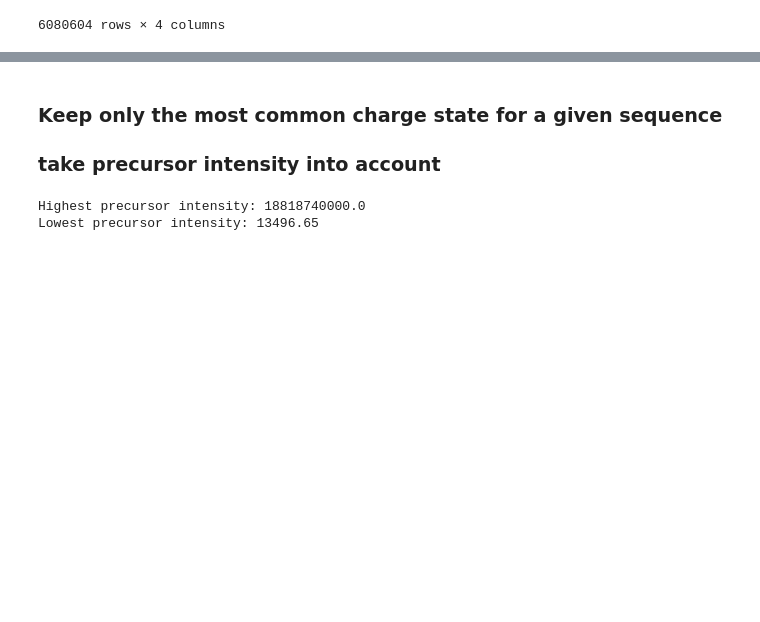
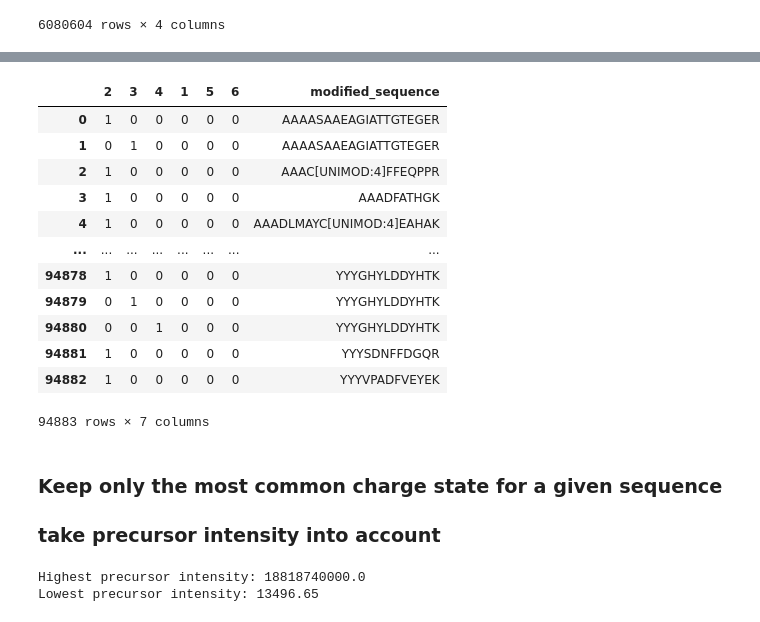
Before and after one commit to Sacesh/Masterpraktikum, a Jupyter notebook: precursor_charge_prediction.ipynb, the cells around one changed output, grey strips where cells are left out. Drawn from its saved outputs; the diff is of its cells as text; code cells hidden in the pictures; blank space fills up the shorter version.

Commit message:
Working on one-hot-encoding of precursor charges
NOT YET WORKING PROPERLY

function still creates one vector per sequence per charge state...
Need to combine them...

```diff
--- a/precursor_charge_prediction.ipynb
+++ b/precursor_charge_prediction.ipynb
@@ -228,3 +277,48 @@ df_filtered_padded
+# %%
+def combine_precursor_charge(df):
+    # Group the DataFrame by 'modified_sequence' and 'precursor_charge'
+    grouped = df.groupby(['modified_sequence', 'precursor_charge'])
+
+    # Create a new DataFrame to store the results
+    combined_df = pd.DataFrame()
+
+    # Iterate over each group
+    for (sequence, _), group in grouped:
+        # Get the available precursor_charge states for the current sequence
+        available_charge_states = list(group['precursor_charge'].unique())
+
+        # Create a list of all possible precursor_charge states from the entire DataFrame
+        all_charge_states = list(df['precursor_charge'].unique())
+
+        # Create a one-hot encoding vector for the available_charge_states
+        mlb = MultiLabelBinarizer(classes=all_charge_states)
+        one_hot_vector = mlb.fit_transform([available_charge_states])
+
+        # Create a DataFrame with the combined one-hot encoding vector
+        combined_group = pd.DataFrame(one_hot_vector, columns=all_charge_states)
+        combined_group['modified_sequence'] = sequence
+
+        # Append the combined group to the main DataFrame
+        combined_df = pd.concat([combined_df, combined_group], ignore_index=True)
+
+    return combined_df
+
+df_filtered_padded_encoded = combine_precursor_charge(df_filtered_padded)
+df_filtered_padded_encoded
+# %% [output]
+|  | 2 | 3 | 4 | 1 | 5 | 6 | modified_sequence |
+| 0 | 1 | 0 | 0 | 0 | 0 | 0 | AAAASAAEAGIATTGTEGER |
+| 1 | 0 | 1 | 0 | 0 | 0 | 0 | AAAASAAEAGIATTGTEGER |
+| 2 | 1 | 0 | 0 | 0 | 0 | 0 | AAAC[UNIMOD:4]FFEQPPR |
+| 3 | 1 | 0 | 0 | 0 | 0 | 0 | AAADFATHGK |
+| 4 | 1 | 0 | 0 | 0 | 0 | 0 | AAADLMAYC[UNIMOD:4]EAHAK |
+| ... | ... | ... | ... | ... | ... | ... | ... |
+| 94878 | 1 | 0 | 0 | 0 | 0 | 0 | YYYGHYLDDYHTK |
+| 94879 | 0 | 1 | 0 | 0 | 0 | 0 | YYYGHYLDDYHTK |
+| 94880 | 0 | 0 | 1 | 0 | 0 | 0 | YYYGHYLDDYHTK |
+| 94881 | 1 | 0 | 0 | 0 | 0 | 0 | YYYSDNFFDGQR |
+| 94882 | 1 | 0 | 0 | 0 | 0 | 0 | YYYVPADFVEYEK |
+94883 rows × 7 columns
 # %% [markdown]
 ### Keep only the most common charge state for a given sequence
 ### take precursor intensity into account
```
Also changed, not shown: parts of 3 cells of this notebook.
